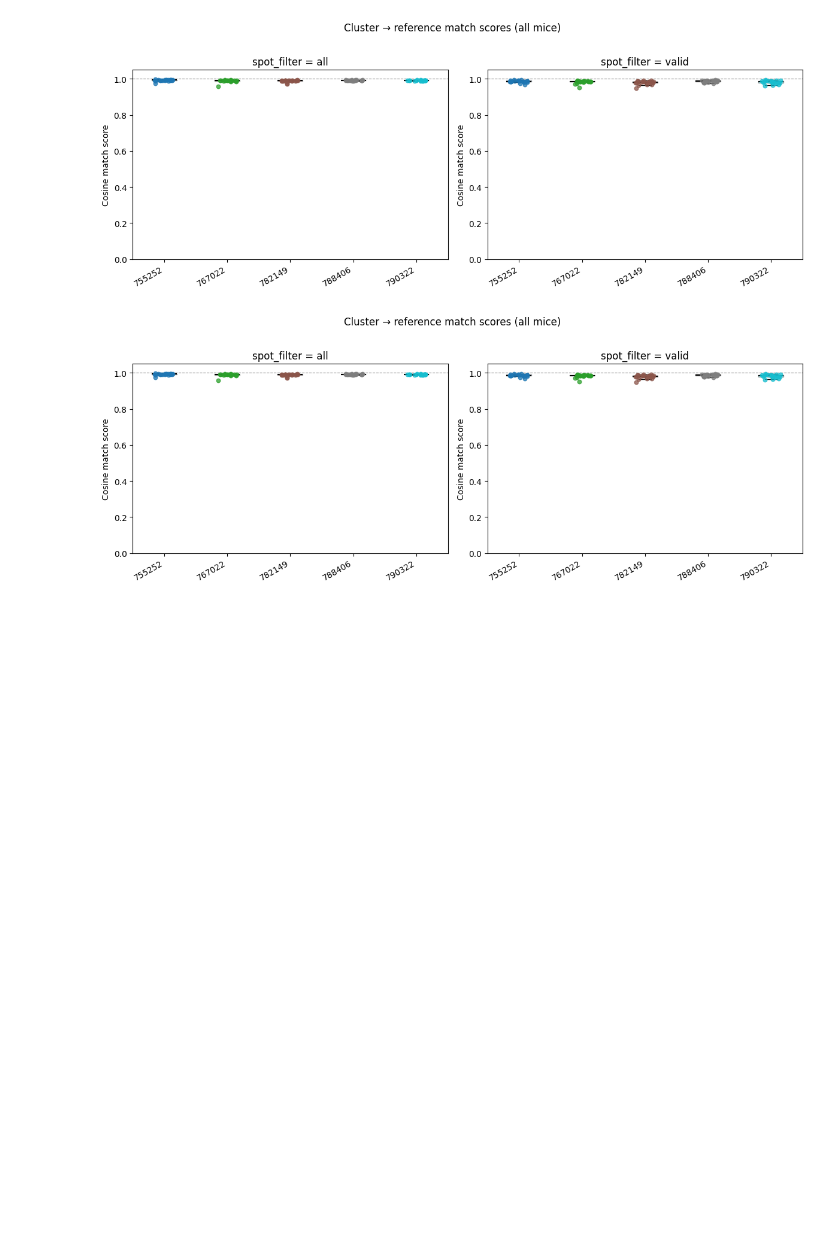
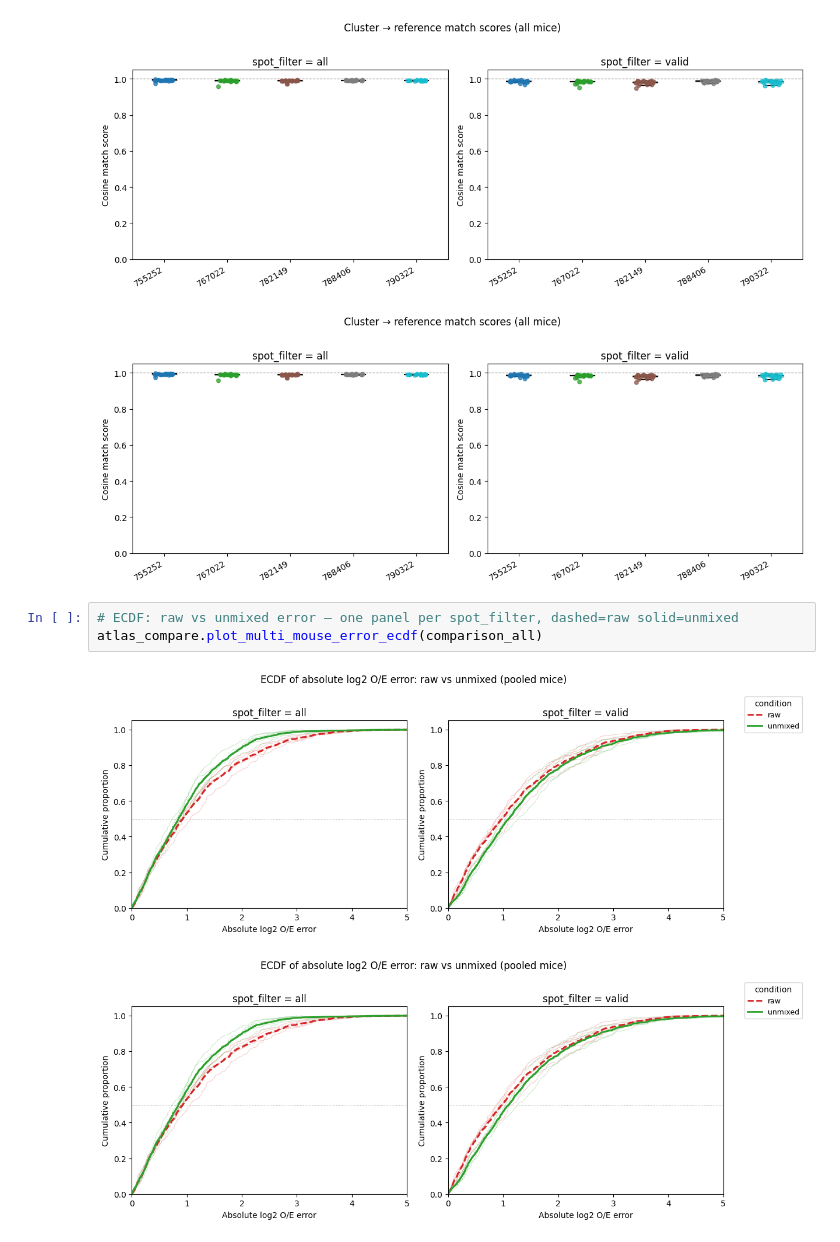
Before and after one commit to AllenNeuralDynamics/hcr-integrated-qc-capsule, a Jupyter notebook: code/cluster_validation/20260429-match-clusters-to-ref.ipynb, the cells around one changed output. Drawn from its saved outputs; the diff is of its cells as text; blank space fills up the shorter version.

Commit message:
ecdf

```diff
--- a/code/cluster_validation/20260429-match-clusters-to-ref.ipynb
+++ b/code/cluster_validation/20260429-match-clusters-to-ref.ipynb
@@ -535,3 +532,9 @@ atlas_compare.plot_multi_mouse_match_scores(cluster_matches_all)
 # %% [output]
 [figure]
 [figure]
+# %%
+# ECDF: raw vs unmixed error — one panel per spot_filter, dashed=raw solid=unmixed
+atlas_compare.plot_multi_mouse_error_ecdf(comparison_all)
+# %% [output]
+[figure, added]
+[figure, added]
```
Also changed, not shown: parts of 2 cells of this notebook, 1 other file.
